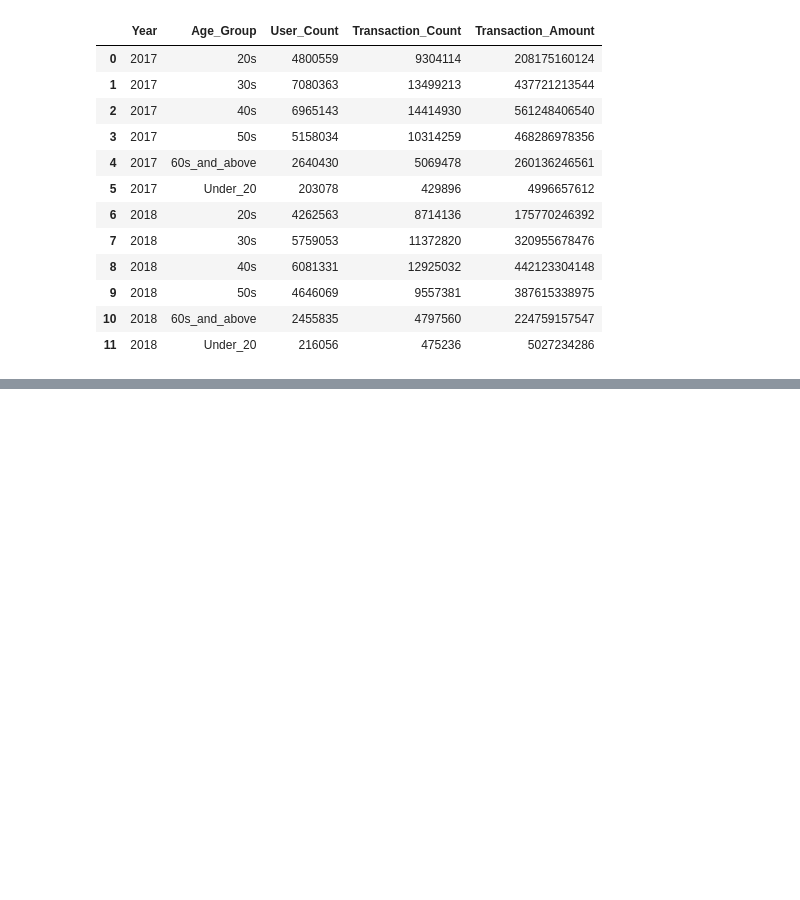
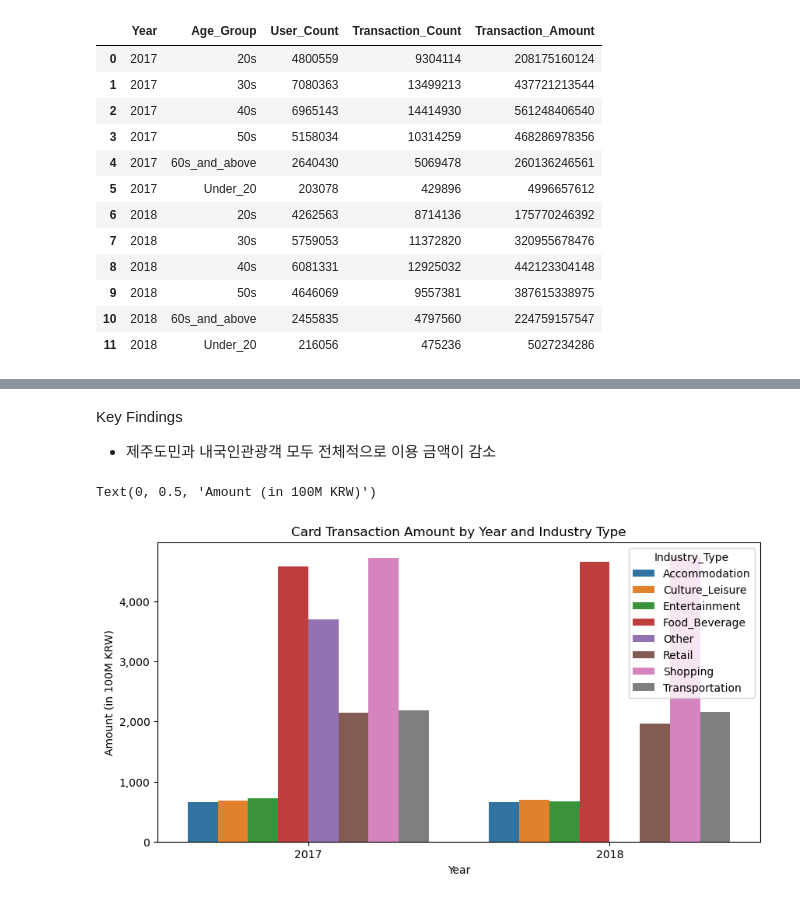
Before and after one commit to data-by-jpark/jeju-card-analysis, a Jupyter notebook: notebooks/jeju_card_analysis.ipynb, the cells around one changed output, grey strips where cells are left out. Cells and saved outputs as stored; diff of their text form; code cells hidden in the pictures; blank space fills up the shorter version.

```diff
--- a/notebooks/jeju_card_analysis.ipynb
+++ b/notebooks/jeju_card_analysis.ipynb
@@ -259,0 +254,13 @@ print("모든 데이터 내용이 영어로 변환되어 'jeju_card_english_full
+# %% [markdown]
+Key Findings
+- 제주도민과 내국인관광객 모두 전체적으로 이용 금액이 감소
+# %%
+groupby_ym_market = jeju_card_df.groupby(['Year', 'Industry_Type']).sum(numeric_only=True).reset_index()
+
+sns.barplot(data=groupby_ym_market, x='Year', y='Transaction_Amount', hue='Industry_Type')
+plt.title('Card Transaction Amount by Year and Industry Type')
+plt.gca().yaxis.set_major_formatter(plt.FuncFormatter(lambda x, _: f'{x/100000000:,.0f}'))
+plt.ylabel('Amount (in 100M KRW)')
+# %% [output]
+Text(0, 0.5, 'Amount (in 100M KRW)')
+[figure, added]
```
Also changed, not shown: parts of 15 cells of this notebook, 1 other file.
